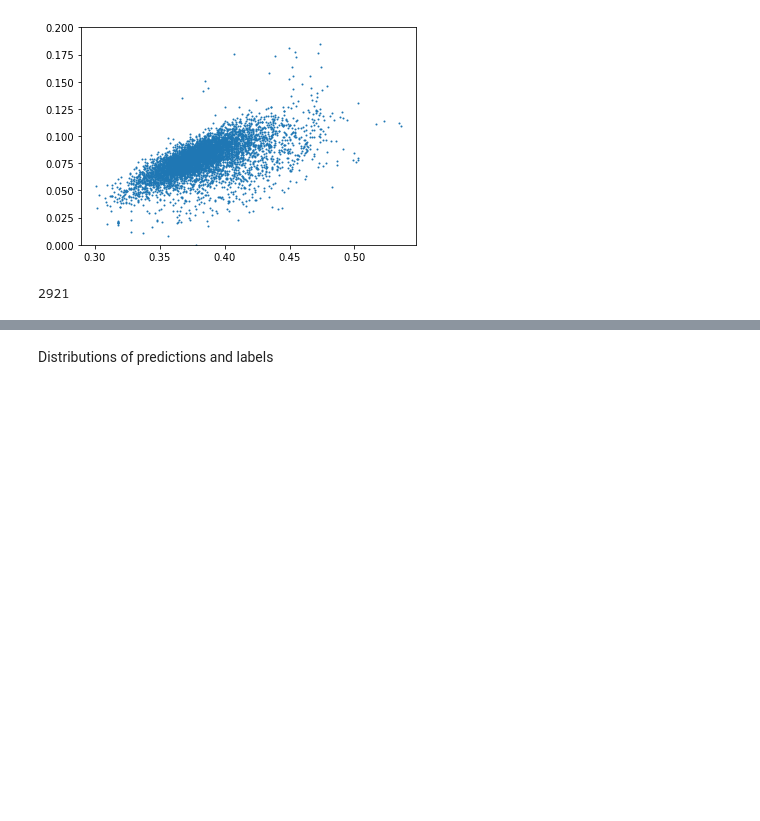
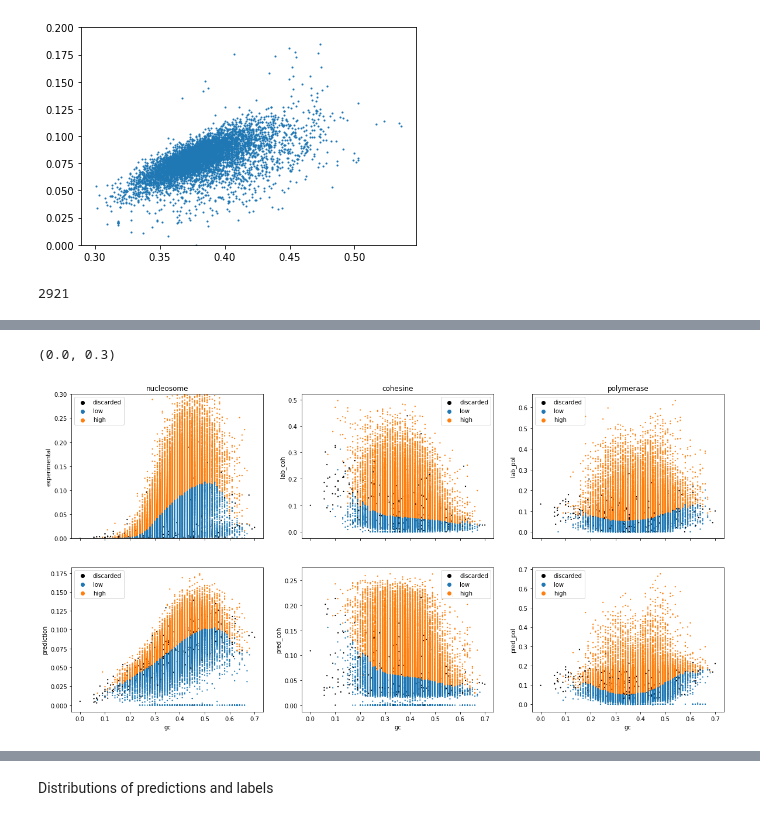
Before and after one commit to Alexwestbrook/mnhn-internship_DeepCNN_ChIP-seq, a Jupyter notebook: Generating_sequences.ipynb, the cells around one changed output, grey strips where cells are left out. Cells and saved outputs as stored; diff of their text form; code cells hidden in the pictures; blank space fills up the shorter version.

```diff
--- a/Generating_sequences.ipynb
+++ b/Generating_sequences.ipynb
@@ -1410,0 +1548,15 @@ ValueError: Length of values (6143) does not match length of index (4407)
+# %%
+k = 2
+one_hots = window_one_hot_yeast[noN_mask][:1000]
+arr = np.argmax(one_hots, axis=2) + 4*(np.sum(one_hots, axis=2) != 1)
+print(arr)
+edges = np.concatenate([arr[:-1, -k+1:], arr[1:, :k-1]], axis=1)
+print(edges.shape)
+print(edges)
+_, edge_count = np.unique(utils.sliding_window_view(edges, (len(edges), k)).reshape(-1, k), return_counts=True, axis=0)
+kmers_int, count = np.unique(
+    utils.sliding_window_view(arr.ravel(), k).reshape(-1, k),
+    return_counts=True,
+    axis=0)
+count -= edge_count
+print(count)
@@ -1552,0 +1681,20 @@ plot_utils.plot_2mer_df(df, group='SW')
+# %%
+ys = [f'{part1}_{part2}' for part1 in ['lab', 'pred'] for part2 in ['nuc', 'coh', 'pol']]
+mapping = {'lab': 'experimental', 'pred': 'prediction',
+           'nuc': 'nucleosome', 'coh': 'cohesine', 'pol': 'polymerase'}
+ylabels = [f'{mapping[part1]} {mapping[part2]}' for y in ys for part1, part2 in [tuple(y.split('_'))]]
+
+fig, axes = plt.subplots(2, 3, figsize=(20, 10), sharex='col', facecolor='w')
+for i, (y, ax) in enumerate(zip(ys, axes.flatten())):
+    sns.scatterplot(ax=ax, data=window_yeast, x='gc', y=y,
+                    hue=f'sep_{y}', hue_order=['discarded', 'low', 'high'], palette=['k'] + colors[:2],
+                    ec=None, s=5)
+    if i < 3:
+        ax.set_title(mapping[y.split('_')[1]])
+    if i % 3 == 0:
+        ax.set_ylabel(mapping[y.split('_')[0]])
+    ax.legend().set_title('')
+axes[0, 0].set_ylim((0, 0.3))
+# %% [output]
+(0.0, 0.3)
+[figure, added]
```
Also changed, not shown: parts of 27 cells of this notebook.
